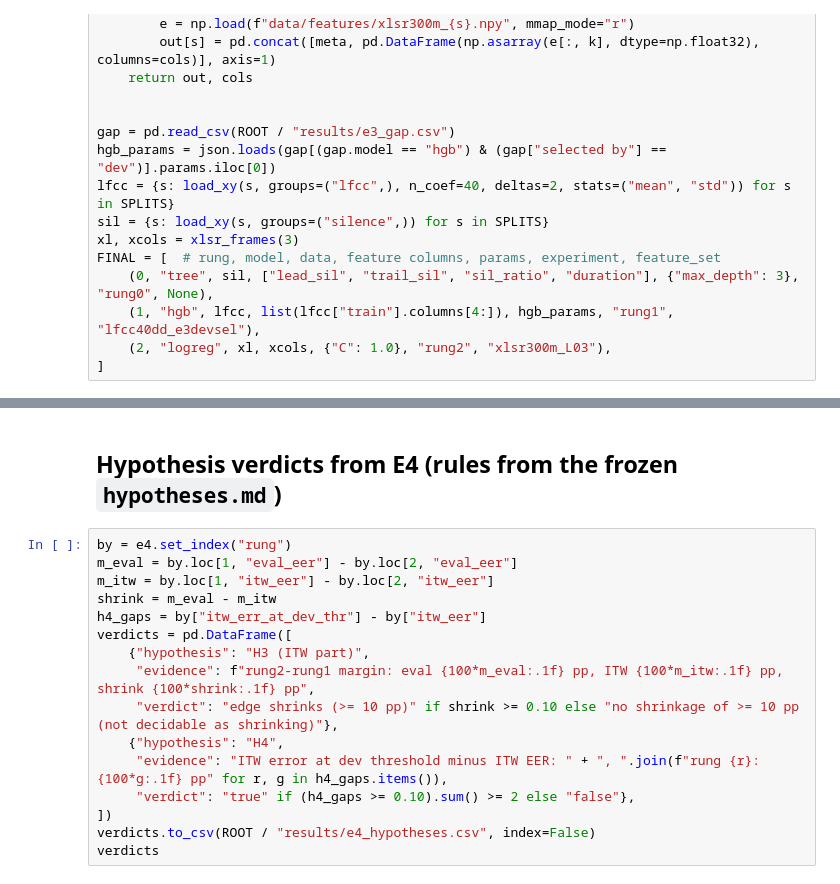
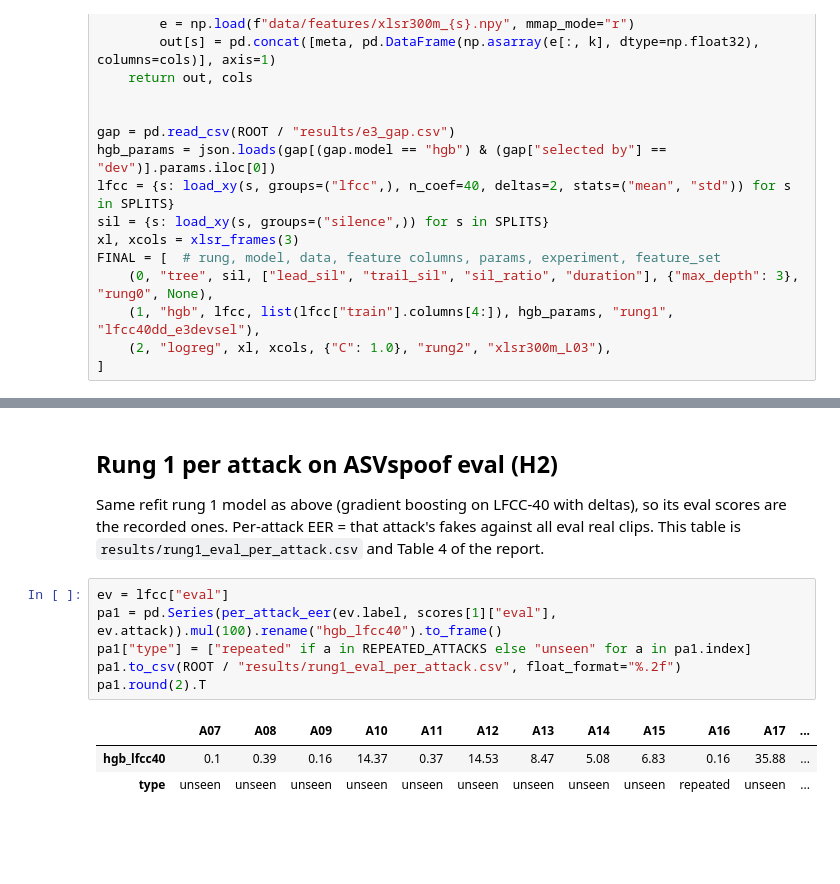
Before and after one commit to HashemAwad/deepvoice, a Jupyter notebook: docs/code_deliverable/DeepVoice_final.ipynb, the cells around one changed output, grey strips where cells are left out. Drawn from its saved outputs; the diff is of its cells as text; blank space fills up the shorter version.

```diff
--- a/docs/code_deliverable/DeepVoice_final.ipynb
+++ b/docs/code_deliverable/DeepVoice_final.ipynb
@@ -663,18 +819,16 @@ show
 # %% [markdown]
-## Hypothesis verdicts from E4 (rules from the frozen `hypotheses.md`)
+## Rung 1 per attack on ASVspoof eval (H2)
+
+Same refit rung 1 model as above (gradient boosting on LFCC-40 with deltas), so its eval scores are
+the recorded ones. Per-attack EER = that attack's fakes against all eval real clips. This table is
+`results/rung1_eval_per_attack.csv` and Table 4 of the report.
 # %%
-by = e4.set_index("rung")
-m_eval = by.loc[1, "eval_eer"] - by.loc[2, "eval_eer"]
-m_itw = by.loc[1, "itw_eer"] - by.loc[2, "itw_eer"]
-shrink = m_eval - m_itw
-h4_gaps = by["itw_err_at_dev_thr"] - by["itw_eer"]
-verdicts = pd.DataFrame([
-    {"hypothesis": "H3 (ITW part)",
-     "evidence": f"rung2-rung1 margin: eval {100*m_eval:.1f} pp, ITW {100*m_itw:.1f} pp, shrink {100*shrink:.1f} pp",
-     "verdict": "edge shrinks (>= 10 pp)" if shrink >= 0.10 else "no shrinkage of >= 10 pp (not decidable as shrinking)"},
-    {"hypothesis": "H4",
-     "evidence": "ITW error at dev threshold minus ITW EER: " + ", ".join(f"rung {r}: {100*g:.1f} pp" for r, g in h4_gaps.items()),
-     "verdict": "true" if (h4_gaps >= 0.10).sum() >= 2 else "false"},
-])
-verdicts.to_csv(ROOT / "results/e4_hypotheses.csv", index=False)
-verdicts
+ev = lfcc["eval"]
+pa1 = pd.Series(per_attack_eer(ev.label, scores[1]["eval"], ev.attack)).mul(100).rename("hgb_lfcc40").to_frame()
+pa1["type"] = ["repeated" if a in REPEATED_ATTACKS else "unseen" for a in pa1.index]
+pa1.to_csv(ROOT / "results/rung1_eval_per_attack.csv", float_format="%.2f")
+pa1.round(2).T
+# %% [output]
+|  | A07 | A08 | A09 | A10 | A11 | A12 | A13 | A14 | A15 | A16 | A17 | ... |
+| hgb_lfcc40 | 0.1 | 0.39 | 0.16 | 14.37 | 0.37 | 14.53 | 8.47 | 5.08 | 6.83 | 0.16 | 35.88 | ... |
+| type | unseen | unseen | unseen | unseen | unseen | unseen | unseen | unseen | unseen | repeated | unseen | ... |
```
Also changed, not shown: parts of 86 cells of this notebook, 7 other files.
